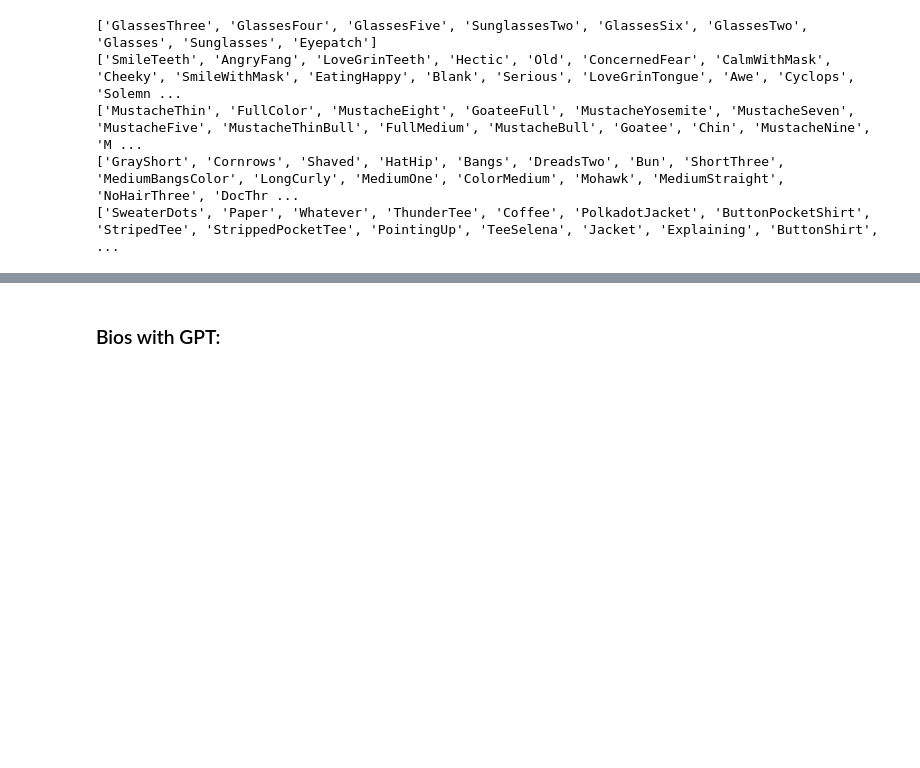
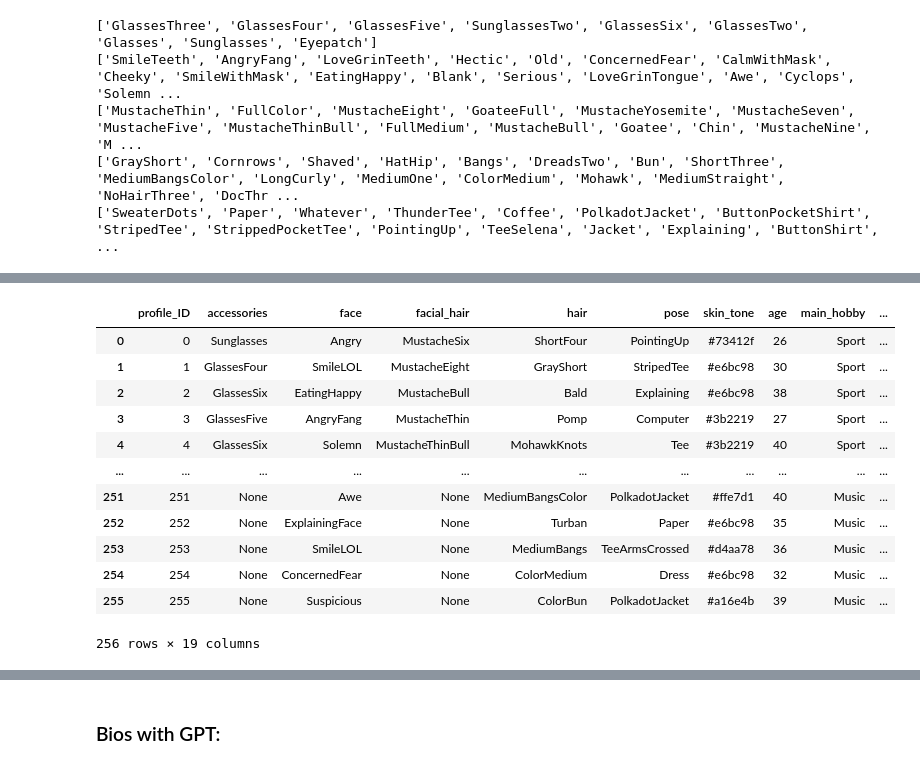
Before and after one commit to sofiahafner/dating-app-experiment, a Jupyter notebook: profiles/ProfileCreation.ipynb, the cells around one changed output, grey strips where cells are left out. Cells and saved outputs as stored; diff of their text form; code cells hidden in the pictures; blank space fills up the shorter version.

```diff
--- a/profiles/ProfileCreation.ipynb
+++ b/profiles/ProfileCreation.ipynb
@@ -438,6 +438,22 @@ for combination in combinations:
 final_df = pd.concat(final_rows).reset_index(drop=True)
 # %%
 final_df["profile_ID"]=final_df["profile_ID"].index
+# %%
+final_df
+# %% [output]
+|  | profile_ID | accessories | face | facial_hair | hair | pose | skin_tone | age | main_hobby | ... |
+| 0 | 0 | Sunglasses | Angry | MustacheSix | ShortFour | PointingUp | #73412f | 26 | Sport | ... |
+| 1 | 1 | GlassesFour | SmileLOL | MustacheEight | GrayShort | StripedTee | #e6bc98 | 30 | Sport | ... |
+| 2 | 2 | GlassesSix | EatingHappy | MustacheBull | Bald | Explaining | #e6bc98 | 38 | Sport | ... |
+| 3 | 3 | GlassesFive | AngryFang | MustacheThin | Pomp | Computer | #3b2219 | 27 | Sport | ... |
+| 4 | 4 | GlassesSix | Solemn | MustacheThinBull | MohawkKnots | Tee | #3b2219 | 40 | Sport | ... |
+| ... | ... | ... | ... | ... | ... | ... | ... | ... | ... | ... |
+| 251 | 251 | None | Awe | None | MediumBangsColor | PolkadotJacket | #ffe7d1 | 40 | Music | ... |
+| 252 | 252 | None | ExplainingFace | None | Turban | Paper | #e6bc98 | 35 | Music | ... |
+| 253 | 253 | None | SmileLOL | None | MediumBangs | TeeArmsCrossed | #d4aa78 | 36 | Music | ... |
+| 254 | 254 | None | ConcernedFear | None | ColorMedium | Dress | #e6bc98 | 32 | Music | ... |
+| 255 | 255 | None | Suspicious | None | ColorBun | PolkadotJacket | #a16e4b | 39 | Music | ... |
+256 rows × 19 columns
 # %%
 final_df.to_json('/Users/franziskahafner/Desktop/oii/trinity/thesis/experiment/dating-app-experiment/client/data/peep_profiles.json', orient='records', lines=False)
 # %%
```
Also changed, not shown: parts of 17 cells of this notebook, 58 other files.
